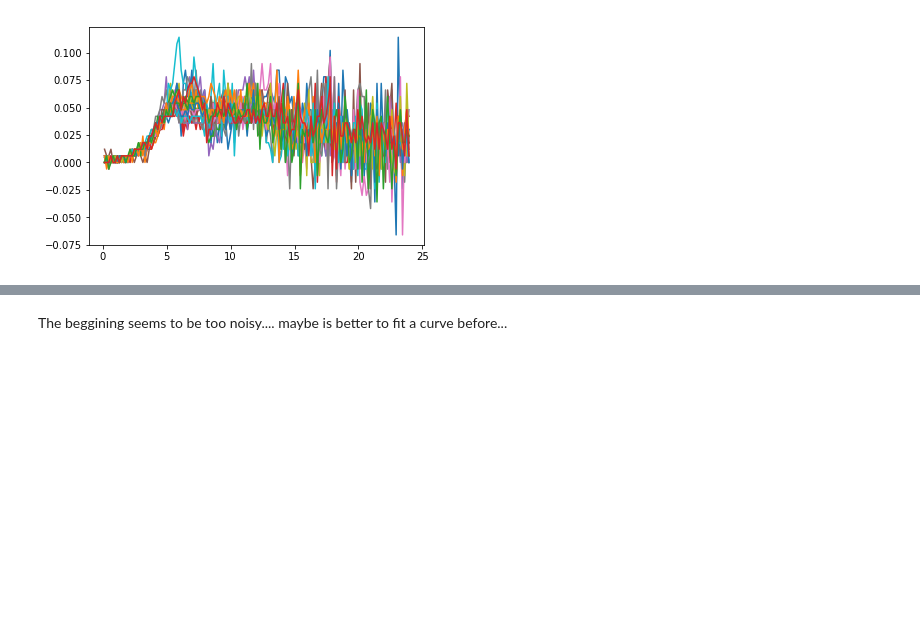
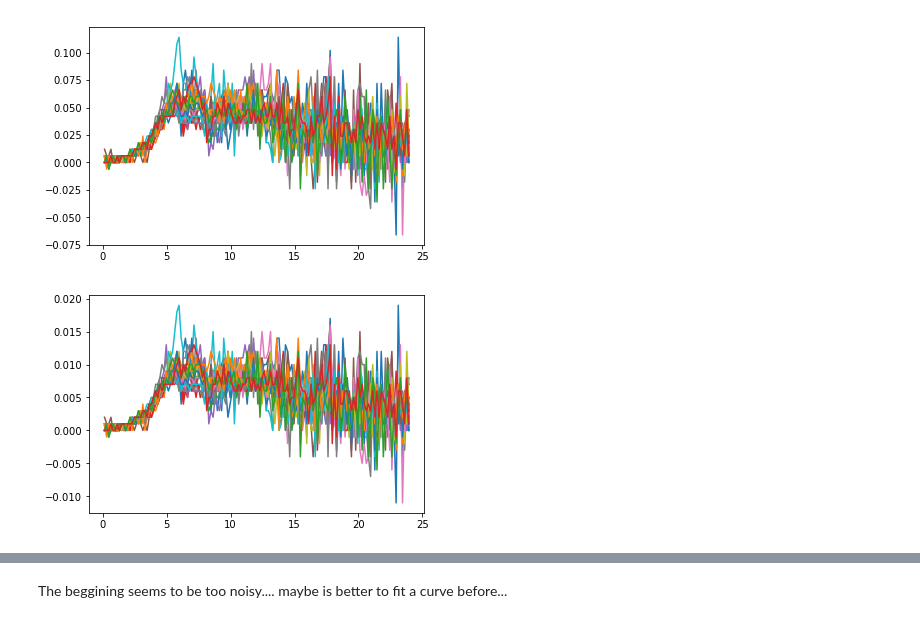
Before and after one commit to Prosimio/Plate_reader_analysis, a Jupyter notebook: Inverter_Analysis.ipynb, the cells around one changed output, grey strips where cells are left out. Cells and saved outputs as stored; diff of their text form; code cells hidden in the pictures; blank space fills up the shorter version.

```diff
--- a/Inverter_Analysis.ipynb
+++ b/Inverter_Analysis.ipynb
@@ -918,3 +918,9 @@ plt.plot(srp['OD600']['time'][0:-1], dAdT_dis)
 plt.show()
 # %% [output]
 [figure]
+# %%
+# make the plot
+plt.plot(srp['OD600']['time'][0:-1], dA)
+plt.show()
+# %% [output]
+[figure, added]
```
Also changed, not shown: parts of 12 cells of this notebook.
